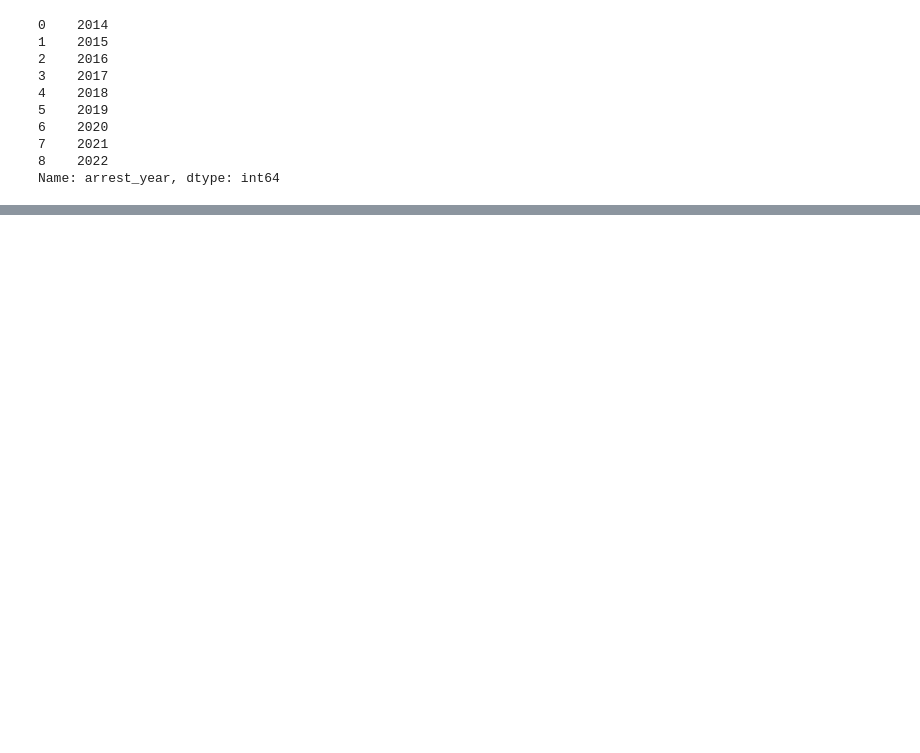
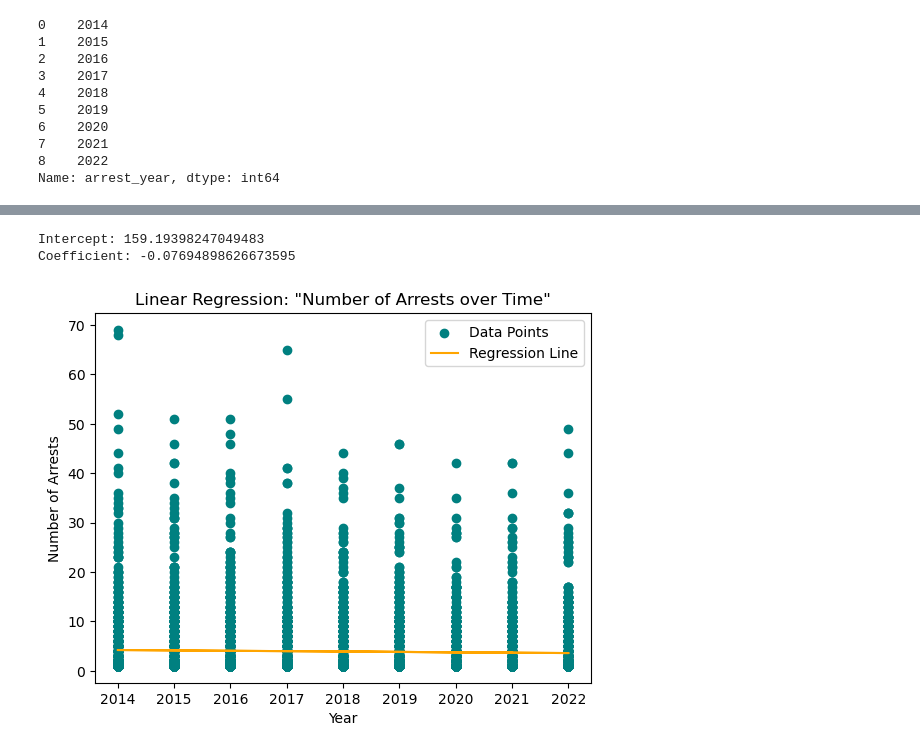
Before and after one commit to Cnblackwell/TeamDragonParsers, a Jupyter notebook: annual_police_report.ipynb, the cells around one changed output, grey strips where cells are left out. Cells and saved outputs as stored; diff of their text form; code cells hidden in the pictures; blank space fills up the shorter version.

```diff
--- a/annual_police_report.ipynb
+++ b/annual_police_report.ipynb
@@ -308,0 +328,50 @@ plot_by_year_age_cohort_f(annual_police_report)
+# %%
+# Use sklearn module to start predicting data and model
+
+from sklearn.linear_model import LinearRegression
+
+# Extracting the features (X) and the target variable (y)
+X = annual_police_report[['arrest_year']]
+y = annual_police_report['arrest_count']
+
+# Initializing the linear regression model
+model = LinearRegression()
+
+# Fitting the model to your data
+model.fit(X, y)
+
+# Printing the intercept and coefficients
+print("Intercept:", model.intercept_)
+print("Coefficient:", model.coef_[0])
+# %% [output]
+Intercept: 159.19398247049483
+Coefficient: -0.07694898626673595
+# %%
+# This plotted Model predicts the crime rate using a linear relationship
+    # between number of arrests over time in Toronto from 2014 to 2022.
+
+# Plotting the data points
+plt.scatter(annual_police_report['arrest_year'], annual_police_report['arrest_count'], color='teal', label='Data Points')
+
+# Plotting the regression line
+'''
+Parameters
+X : array-like or sparse matrix, shape (n_samples, n_features)
+    Samples.
+
+Returns
+C : array, shape (n_samples,)
+    Returns predicted values.
+'''
+plt.plot(annual_police_report['arrest_year'], model.predict(annual_police_report[['arrest_year']]), color='orange', label='Regression Line')
+
+# Adding labels and title
+plt.xlabel('Year')
+plt.ylabel('Number of Arrests')
+plt.title('Linear Regression: "Number of Arrests over Time"')
+plt.legend()
+
+# Show the plot, with linear regression.
+plt.show()
+# %% [output]
+[figure, added]
```
Also changed, not shown: parts of 6 cells of this notebook.
